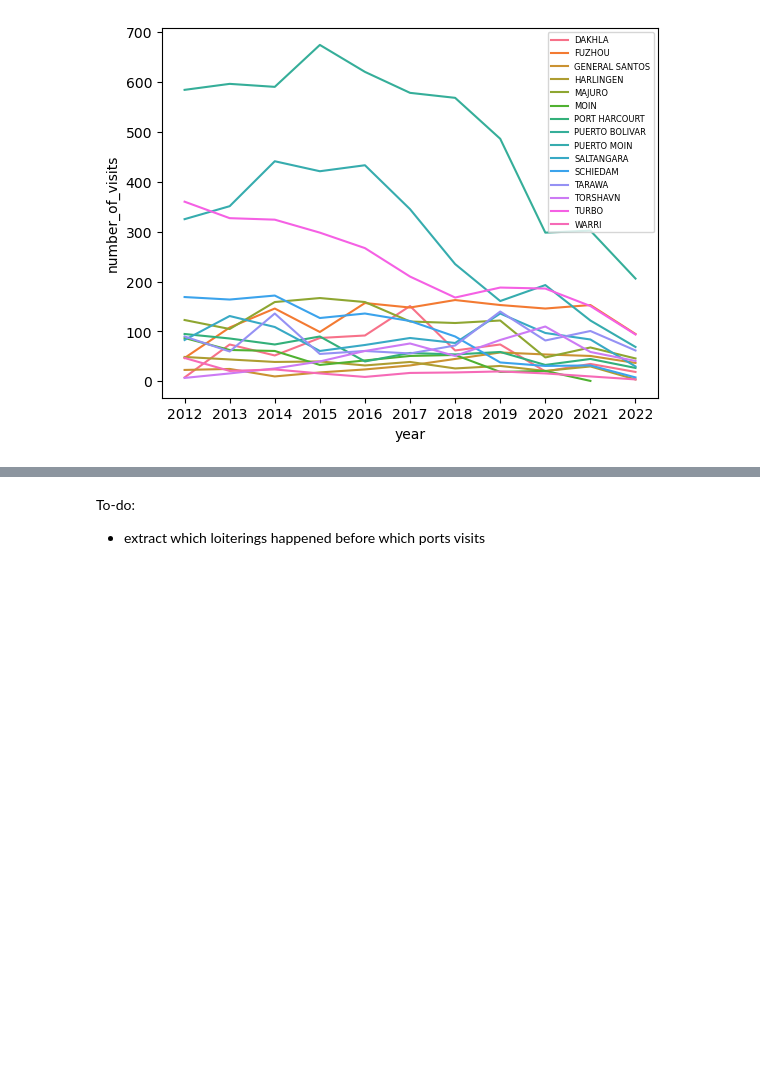
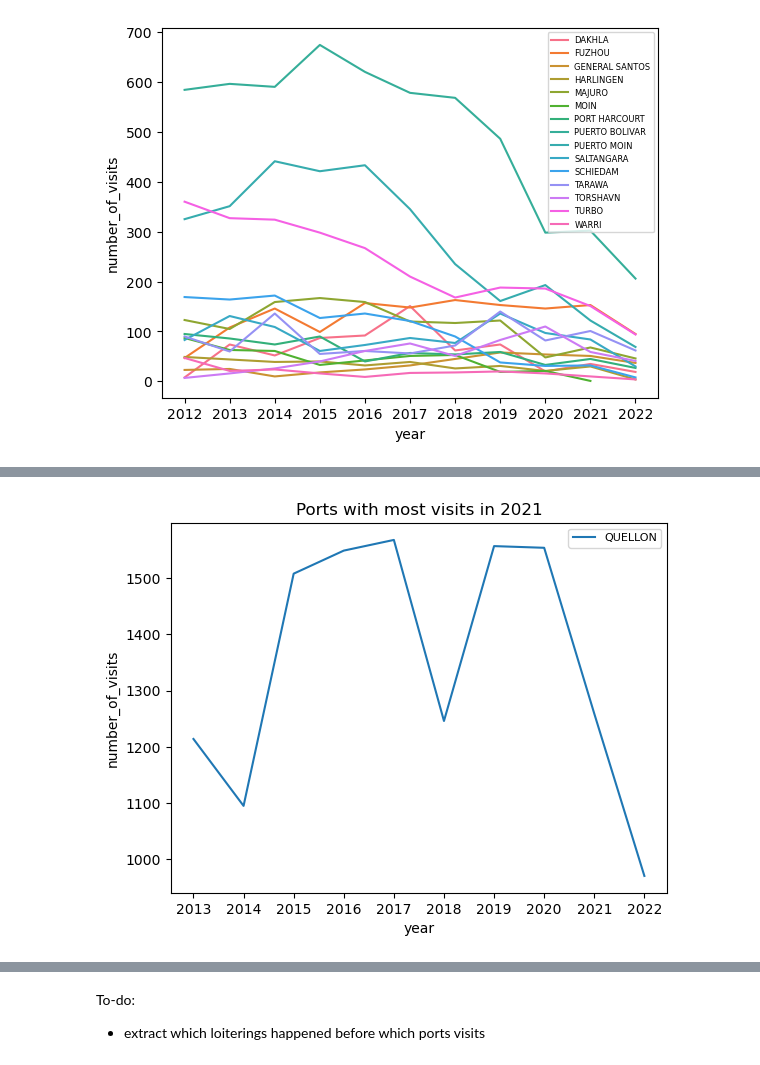
Before and after one commit to sebdodt/90739-iuu-systems-project, a Jupyter notebook: port_evaluation/eda/midterm/3_ports/ports.ipynb, the cells around one changed output, grey strips where cells are left out. Cells and saved outputs as stored; diff of their text form; code cells hidden in the pictures; blank space fills up the shorter version.

```diff
--- a/port_evaluation/eda/midterm/3_ports/ports.ipynb
+++ b/port_evaluation/eda/midterm/3_ports/ports.ipynb
@@ -324,0 +385,20 @@ all_data.loc[all_data['port.name'].isin(large_ports['port.name']),:].to_csv('/Us
+# %%
+ports = ['PUERTO MONTT', 'CHOSHI', 'KUSHIRO', 'QUELLON', 'PUERTO COLON', 'PUERTO BOLIVAR', 'DALIAN', 'PORTSMOUTH']
+top_decrease_and_increase = all_data.loc[all_data['port.name'].isin(ports),:] \
+    .sort_values('number_of_visits', ascending=False) \
+    .head(10)
+plot_data8 = all_data.loc[all_data['port.name'].isin(top_decrease_and_increase['port.name']),:]
+plot_data8 = plot_data8.loc[plot_data8['year']>'2012',:].reset_index(drop=True)
+for row in range(len(plot_data8)):
+    if plot_data8.loc[row,'year'] == '2022':
+        plot_data8.loc[row,'number_of_visits'] *= 1.333
+sns.lineplot(
+    data=plot_data8,
+    x='year',
+    y='number_of_visits',
+    hue='port.name'
+).legend(fontsize=8)
+plt.title('Ports with most visits in 2021')
+plt.show()
+# %% [output]
+[figure, added]
```
Also changed, not shown: parts of 7 cells of this notebook, 4 other files.
